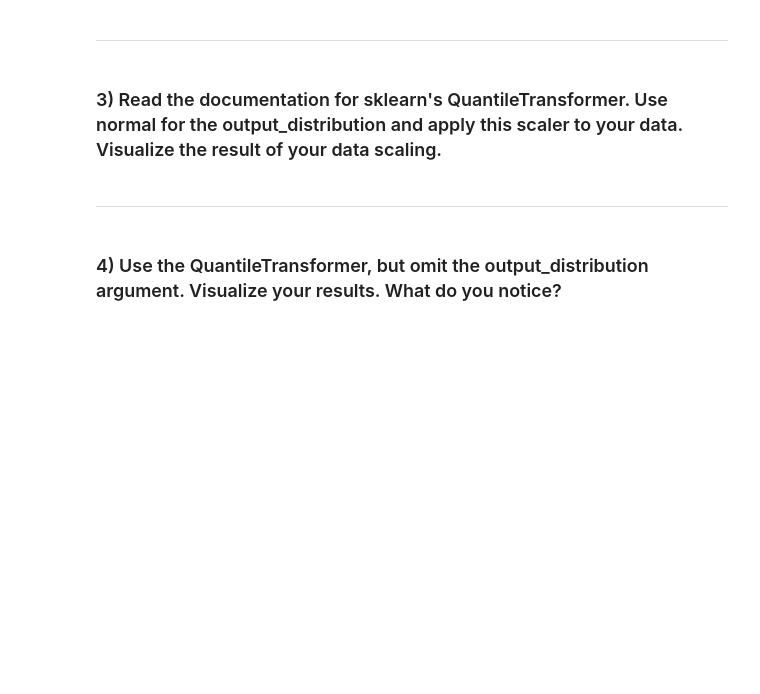
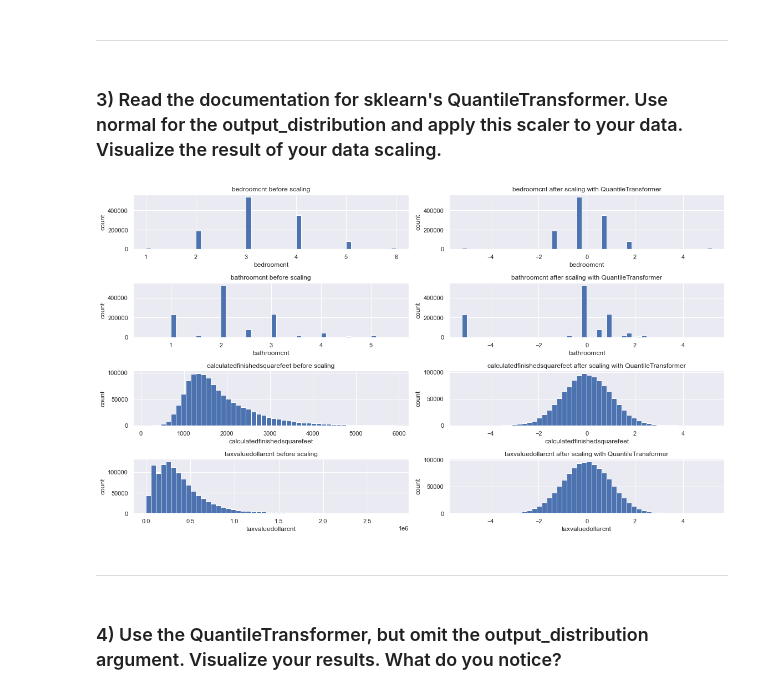
Before and after one commit to EribertoContreras/regression-exercises, a Jupyter notebook: scaling.ipynb, the cells around one changed output. Cells and saved outputs as stored; diff of their text form; code cells hidden in the pictures; blank space fills up the shorter version.

```diff
--- a/scaling.ipynb
+++ b/scaling.ipynb
@@ -193,13 +214,14 @@ for col in train_quants.columns:
 scaler = sklearn.preprocessing.RobustScaler()
 # Note that we only call .fit with the training data,
 # but we use .transform to apply the scaling to all the data splits.
-scaler.fit(train)
+# we are creating a scaled dataset in addition to our unscaled original
+
+train_scaled[columns_to_scale] = scaler.fit_transform(train[columns_to_scale])
+
 min_max_train, min_max_validate, min_max_test = fit_and_scale(scaler, train, validate, test)
-quants = min_max_train.columns
-train_quants = train[quants]
 
-#----------------------------------------------------------------------------------------------------------------------
-for col in train_quants.columns:
+#---------------------------------------------------------------------------------------------------------------------
+for col in columns_to_scale:
     plt.figure(figsize=(13, 6))
     plt.subplot(121)
     plt.hist(train[col], bins=25, ec='black')
@@ -227,24 +252,3 @@ TypeError: inverse_transform() missing 1 required positional argument: 'X'
 # %%
-scaler = sklearn.preprocessing.MinMaxScaler()
-# Note that we only call .fit with the training data,
-# but we use .transform to apply the scaling to all the data splits.
-# we are creating a scaled dataset in addition to our unscaled original
-scaler.fit(train)
-# Note that we only call .fit with the training data,
-# but we use .transform to apply the scaling to all the data splits.
-# we are creating a scaled dataset in addition to our unscaled original
-min_max_train, min_max_validate, min_max_test = fit_and_scale(scaler, train, validate, test)
-quants = min_max_train.columns
-train_quants = train[quants]
-#print(train_quants)
-#---------------------------------------------------------------------------------------------------------------------
-for col in train_quants.columns:
-    plt.figure(figsize=(13, 6))
-    plt.subplot(121)
-    plt.hist(train[col], bins=25, ec='black')
-    plt.title('Original')
-    plt.subplot(122)
-    plt.hist(min_max_train[col], bins=25, ec='black')
-    plt.title('Scaled')
-    plt.xlabel(col)
+(scaler.inverse_transform(scaled_data) == original_data)
 # %% [output]
@@ -261,6 +269,11 @@ NameError: name 'scale' is not defined
 ***
 # %% [markdown]
 ### 3) Read the documentation for sklearn's QuantileTransformer. Use normal for the output_distribution and apply this scaler to your data. Visualize the result of your data scaling.
+# %%
+# QuantileTransformer Applied
+visualize_scaler(scaler=QuantileTransformer(output_distribution='normal'), df=train, columns_to_scale=columns_to_scale, bins=50)
+# %% [output]
+[figure, added]
 # %% [markdown]
 ***
 # %% [markdown]
```
Also changed, not shown: parts of 16 cells of this notebook, 3 other files.
